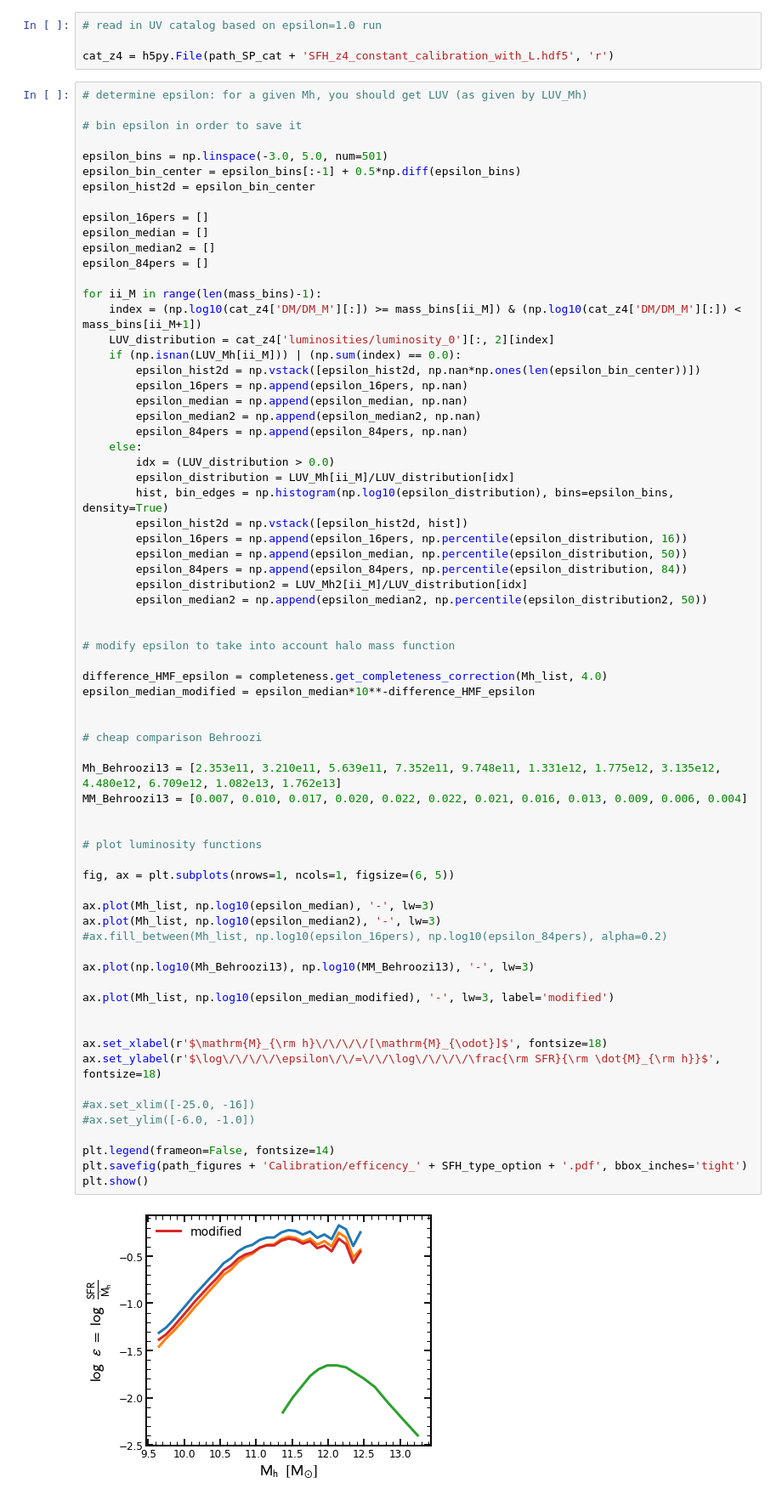
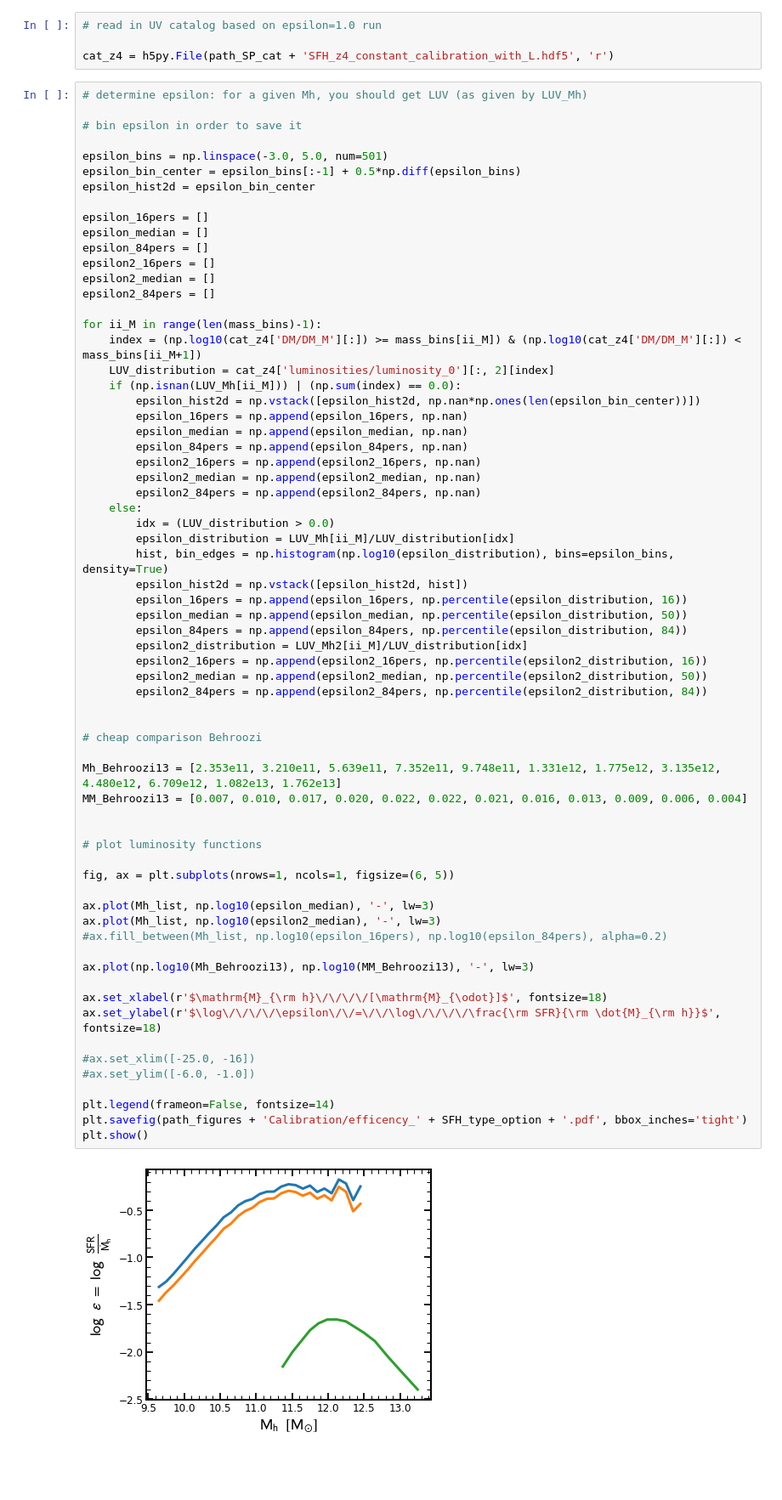
Before and after one commit to stacchella/halo_model, a Jupyter notebook: scripts/Calibration.ipynb, the cells around one changed output. Shown: that part at 85% size. Saved outputs shown, nothing was run; the diff lists cells and outputs as text; blank space fills up the shorter version.

```diff
--- a/scripts/Calibration.ipynb
+++ b/scripts/Calibration.ipynb
@@ -267,8 +261,10 @@ epsilon_hist2d = epsilon_bin_center
 
 epsilon_16pers = []
 epsilon_median = []
-epsilon_median2 = []
 epsilon_84pers = []
+epsilon2_16pers = []
+epsilon2_median = []
+epsilon2_84pers = []
 
 for ii_M in range(len(mass_bins)-1):
     index = (np.log10(cat_z4['DM/DM_M'][:]) >= mass_bins[ii_M]) & (np.log10(cat_z4['DM/DM_M'][:]) < mass_bins[ii_M+1])
@@ -277,8 +273,10 @@ for ii_M in range(len(mass_bins)-1):
         epsilon_hist2d = np.vstack([epsilon_hist2d, np.nan*np.ones(len(epsilon_bin_center))])
         epsilon_16pers = np.append(epsilon_16pers, np.nan)
         epsilon_median = np.append(epsilon_median, np.nan)
-        epsilon_median2 = np.append(epsilon_median2, np.nan)
         epsilon_84pers = np.append(epsilon_84pers, np.nan)
+        epsilon2_16pers = np.append(epsilon2_16pers, np.nan)
+        epsilon2_median = np.append(epsilon2_median, np.nan)
+        epsilon2_84pers = np.append(epsilon2_84pers, np.nan)
     else:
         idx = (LUV_distribution > 0.0)
         epsilon_distribution = LUV_Mh[ii_M]/LUV_distribution[idx]
@@ -287,46 +285,39 @@ for ii_M in range(len(mass_bins)-1):
         epsilon_16pers = np.append(epsilon_16pers, np.percentile(epsilon_distribution, 16))
         epsilon_median = np.append(epsilon_median, np.percentile(epsilon_distribution, 50))
         epsilon_84pers = np.append(epsilon_84pers, np.percentile(epsilon_distribution, 84))
-        epsilon_distribution2 = LUV_Mh2[ii_M]/LUV_distribution[idx]
-        epsilon_median2 = np.append(epsilon_median2, np.percentile(epsilon_distribution2, 50))
-
-
-# modify epsilon to take into account halo mass function
-
-difference_HMF_epsilon = completeness.get_completeness_correction(Mh_list, 4.0)
-epsilon_median_modified = epsilon_median*10**-difference_HMF_epsilon
+        epsilon2_distribution = LUV_Mh2[ii_M]/LUV_distribution[idx]
+        epsilon2_16pers = np.append(epsilon2_16pers, np.percentile(epsilon2_distribution, 16))
+        epsilon2_median = np.append(epsilon2_median, np.percentile(epsilon2_distribution, 50))
+        epsilon2_84pers = np.append(epsilon2_84pers, np.percentile(epsilon2_distribution, 84))
 
 
 # cheap comparison Behroozi
 
 Mh_Behroozi13 = [2.353e11, 3.210e11, 5.639e11, 7.352e11, 9.748e11, 1.331e12, 1.775e12, 3.135e12, 4.480e12, 6.709e12, 1.082e13, 1.762e13]
 MM_Behroozi13 = [0.007, 0.010, 0.017, 0.020, 0.022, 0.022, 0.021, 0.016, 0.013, 0.009, 0.006, 0.004]
 
 
 # plot luminosity functions
 
 fig, ax = plt.subplots(nrows=1, ncols=1, figsize=(6, 5))
 
 ax.plot(Mh_list, np.log10(epsilon_median), '-', lw=3)
-ax.plot(Mh_list, np.log10(epsilon_median2), '-', lw=3)
+ax.plot(Mh_list, np.log10(epsilon2_median), '-', lw=3)
 #ax.fill_between(Mh_list, np.log10(epsilon_16pers), np.log10(epsilon_84pers), alpha=0.2)
 
 ax.plot(np.log10(Mh_Behroozi13), np.log10(MM_Behroozi13), '-', lw=3)
-
-ax.plot(Mh_list, np.log10(epsilon_median_modified), '-', lw=3, label='modified')
-
 
 ax.set_xlabel(r'$\mathrm{M}_{\rm h}\/\/\/\/[\mathrm{M}_{\odot}]$', fontsize=18)
 ax.set_ylabel(r'$\log\/\/\/\/\epsilon\/\/=\/\/\log\/\/\/\/\frac{\rm SFR}{\rm \dot{M}_{\rm h}}$', fontsize=18)
 
 #ax.set_xlim([-25.0, -16])
 #ax.set_ylim([-6.0, -1.0])
 
 plt.legend(frameon=False, fontsize=14)
 plt.savefig(path_figures + 'Calibration/efficency_' + SFH_type_option + '.pdf', bbox_inches='tight')
 plt.show()
 # %% [output]
-[figure, old version]
+[figure, new version]
 # %%
 # re-format epsilon
 
```
Also changed, not shown: parts of 5 cells of this notebook, 7 other files.
